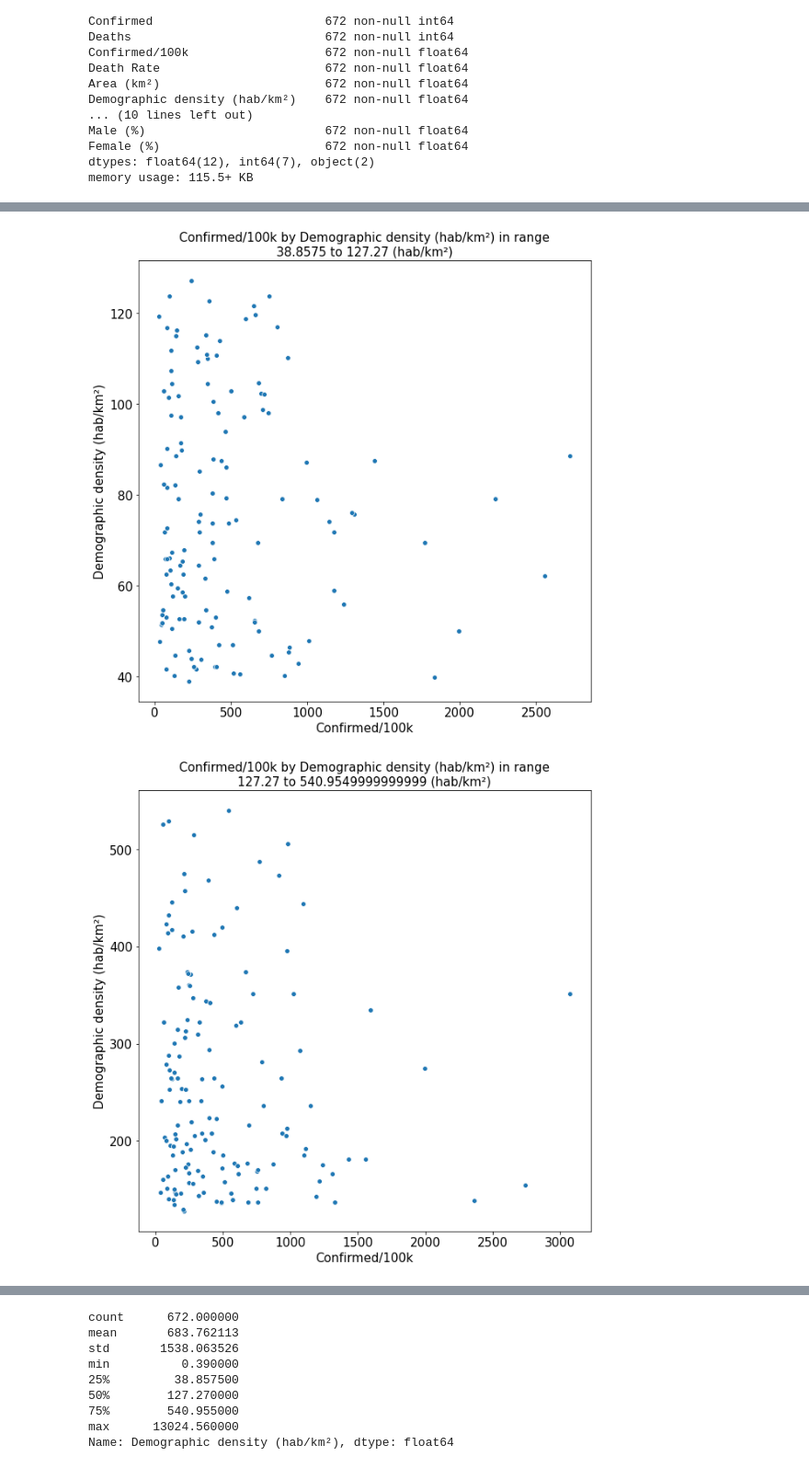
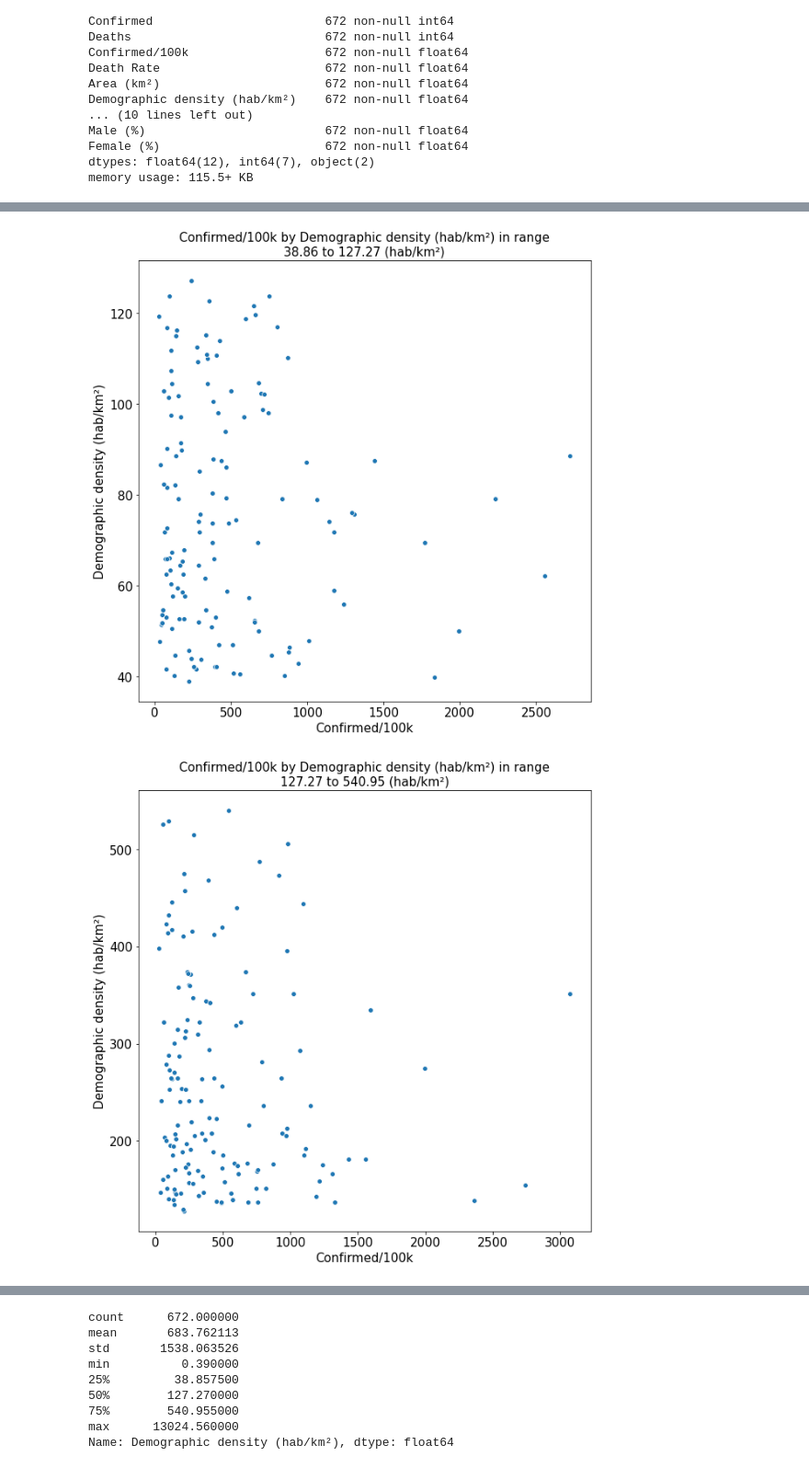
Before and after one commit to gfsilveira/covid, a Jupyter notebook: SE_Covid19-MunicipiosBR.ipynb, the cells around one changed output, grey strips where cells are left out. Shown at 92% size. Saved outputs shown, nothing was run; the diff lists cells and outputs as text; code cells hidden in the pictures.

```diff
--- a/04-Covid19-MunicipiosBR_socioeconomico_modifi.ipynb
+++ b/SE_Covid19-MunicipiosBR.ipynb
@@ -84,6 +77,7 @@ df_cov = df_cov[
     "last_available_deaths",
     "last_available_confirmed_per_100k_inhabitants",
     "last_available_death_rate",
+    "date",
 ]]
 df_cov = df_cov.rename(columns={
     "city": "City",
@@ -93,6 +87,7 @@ df_cov = df_cov.rename(columns={
     "last_available_deaths": "Deaths",
     "last_available_confirmed_per_100k_inhabitants": "Confirmed/100k",
     "last_available_death_rate": "Death Rate",
+    "date": "Date",
 })
 df_cov.head()
 # %% [output]
@@ -300,6 +296,7 @@ df_mun.head()
 # %%
 df_prev = pd.merge(df_cov, df_mun, on="City")
 df = pd.merge(df_prev, df_age_ed, on="City")
+df['Date'] = df['Date'].astype('datetime64')
 df.fillna(0, inplace=True)
 df.info()
 # %% [output]
@@ -529,24 +526,24 @@ if print_campo == 's':
 # %%
 legend_name = list()
 legend_perc = list()
-for c in range(17, 19):
+for c in range(18, 20):
     legend_name.append(df.columns[c])
     legend_perc.append(round(df.iloc[:, c].median()*100, 0))
 
 plt.figure(figsize=(15,5))
 sns.barplot(
-    x=df[df.columns[17:19]].sum().index,
-    y=df[df.columns[17:19]].sum().values
+    x=df[df.columns[18:20]].sum().index,
+    y=df[df.columns[18:20]].sum().values
 )
 plt.title('Biologic sex distribution')
 x = -0.1
 y = 45000000
-plt.text(x, y, legend_perc[0])
+plt.text(x, y, f'{legend_perc[0]:,}')
 x = 0.9
-plt.text(x, y, legend_perc[1])
+plt.text(x, y, f'{legend_perc[1]:,}')
 plt.ylabel("Number of inhabitants")
 if print_campo == 's':
     col2 = lista_pastas[2]
-    g += 1
+#     g += 1
 #     plt.savefig(col2+'\\0'+str(g)+'-'+col2+'_'+data+'.png', dpi=dpi)
 # %% [output]
@@ -554,14 +551,14 @@ if print_campo == 's':
 # %%
 legend_name = list()
 legend_perc = list()
-for c in range(19, 21):
+for c in range(20, 22):
     legend_name.append(df.columns[c])
     legend_perc.append(str(round(df.iloc[:, c].mean()*100, 2))+'%')
 
 plt.figure(figsize=(15,5))
 sns.barplot(
-    x=df.iloc[:, 19:].mean().index,
-    y=df.iloc[:, 19:].mean().values
+    x=df.iloc[:, 20:].mean().index,
+    y=df.iloc[:, 20:].mean().values
 )
 plt.title('Mean of percentage for biologic sex distribution')
 x = -0.1
@@ -572,7 +569,7 @@ plt.text(x, y, legend_perc[1])
 plt.ylabel("Percentage")
 if print_campo == 's':
     col2 = lista_pastas[2]
-    g += 1
+#     g += 1
 #     plt.savefig(col2+'\\0'+str(g)+'-'+col2+'_'+data+'.png', dpi=dpi)
 # %% [output]
 [figure]
@@ -627,32 +624,32 @@ sns.scatterplot(
     y=col2,
     data=df[(df[col3] >= df[col3].describe()[q1]) & (df[col3] < df[col3].describe()[q2])]
 )
-plt.title(col1+' by '+col2+' in range\n'+str(df[col3].describe()[q1])+' to '+str(df[col3].describe()[q2])+' (hab/km²)')
+plt.title(col1+' by '+col2+' in range\n'+str(round(df[col3].describe()[q1], 2))+' to '+str(round(df[col3].describe()[q2], 2))+' (hab/km²)')
 if print_campo == 's':
     col2 = lista_pastas[3]
     g += 1
     plt.savefig(col2+'\\0'+str(g)+'-'+col2+'_'+data+'.png', dpi=dpi)
 # %% [output]
-[figure, old version]
+[figure, new version]
 # %%
 q1 += 1
 q2 = q1 + 1
 col1 = "Confirmed/100k"
 col2 = "Demographic density (hab/km²)"
 col3 = "Demographic density (hab/km²)"
 plt.figure(figsize=(10,10))
 sns.scatterplot(
     x=col1,
     y=col2,
     data=df[(df[col3] >= df[col3].describe()[q1]) & (df[col3] < df[col3].describe()[q2])]
 )
-plt.title(col1+' by '+col2+' in range\n'+str(df[col3].describe()[q1])+' to '+str(df[col3].describe()[q2])+' (hab/km²)')
+plt.title(col1+' by '+col2+' in range\n'+str(round(df[col3].describe()[q1], 2))+' to '+str(round(df[col3].describe()[q2], 2))+' (hab/km²)')
 if print_campo == 's':
     col2 = lista_pastas[3]
     g += 1
     plt.savefig(col2+'\\0'+str(g)+'-'+col2+'_'+data+'.png', dpi=dpi)
 # %% [output]
-[figure, old version]
+[figure, new version]
 # %%
 q1 += 1
 q2 = q1 + 1
```
Also changed, not shown: parts of 29 cells of this notebook, 1 other file.
